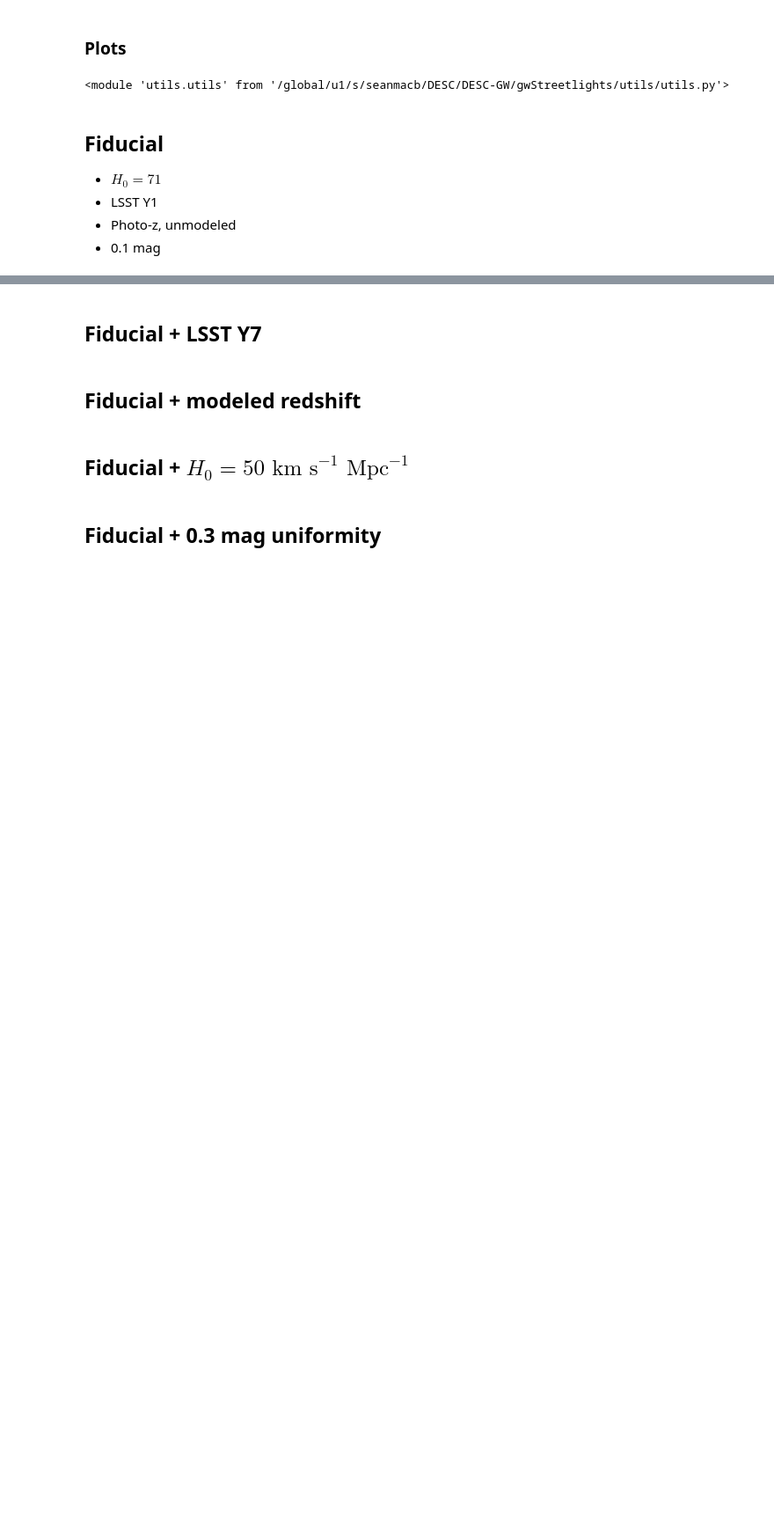
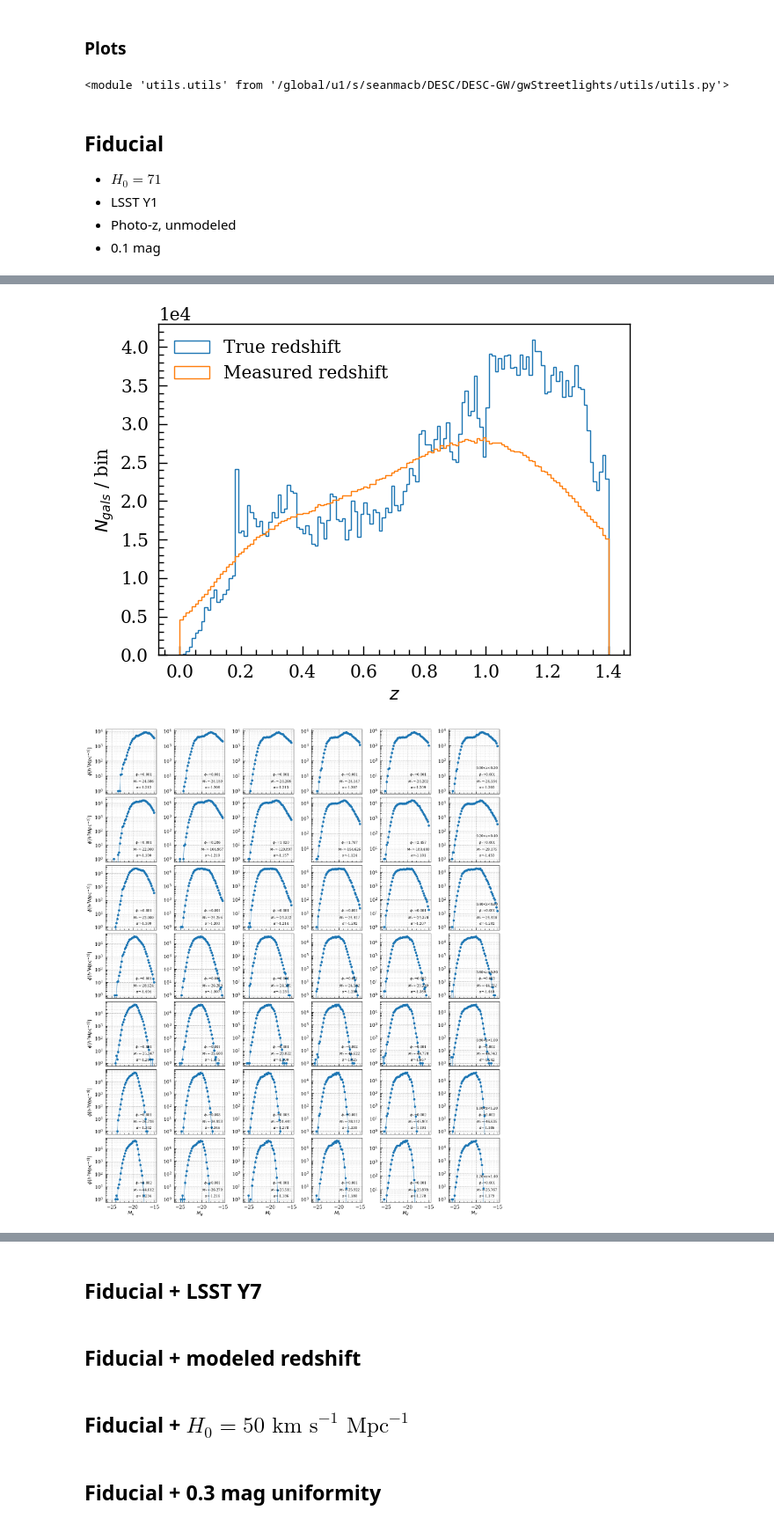
Before and after one commit to LSSTDESC/gwStreetlights, a Jupyter notebook: galCats/pipelineProofOfConcept.ipynb, the cells around one changed output, grey strips where cells are left out. Shown at 88% size. Drawn from its saved outputs; the diff is of its cells as text; code cells hidden in the pictures; blank space fills up the shorter version.

Commit message:
Result of refactoring in notebook

```diff
--- a/galCats/pipelineProofOfConcept.ipynb
+++ b/galCats/pipelineProofOfConcept.ipynb
@@ -83,3 +84,4 @@ uniformity = 0.1  # Mag
 airmass = 1.2  # DES average
 mags_deeper = 1  # Going one mag deeper than the original projection
 z_max = 1.4  # This is where photo-z's break down without IR data
+spectroscopic = False  # Use
@@ -169,0 +88,39 @@ Dataframe passes magnitude limit criteria
+# %%
+%%time
+data, limiting_mags, hp_band_dict = ut.apply_lsst_depth_and_uniformity(
+    skysimCat,
+    year,
+    dataColumns,
+    airmass,
+    z_max,
+    NSIDE,
+    z_min=0,
+    mags_deeper=10 * uniformity,
+    uniformity=uniformity,
+    modeled=modeled,
+    spectroscopic=spectroscopic,
+)
+# %%
+%%time
+results, mag_lim_check_result, figs, axes = ut.run_survey_diagnostics(
+    data,
+    hp_band_dict,
+    skysimCat,
+    year,
+    z_max,
+    z_step_pz=0.01,
+    z_step_lf=0.2,
+    brightMag=-26,
+    faintMag=-15,
+    mag_low_fit=-17,
+    mag_high_fit=-24,
+    p0=(1e-3, -22.0, -1.1),
+    maxfev=50000,
+    modeled=modeled,
+    hi_mag=27.3,
+    low_mag=24.5,
+    NSIDE=NSIDE,
+)
+# %% [output]
+[figure, added]
+[figure, added]
```
Also changed, not shown: parts of 5 cells of this notebook, 1 other file.
